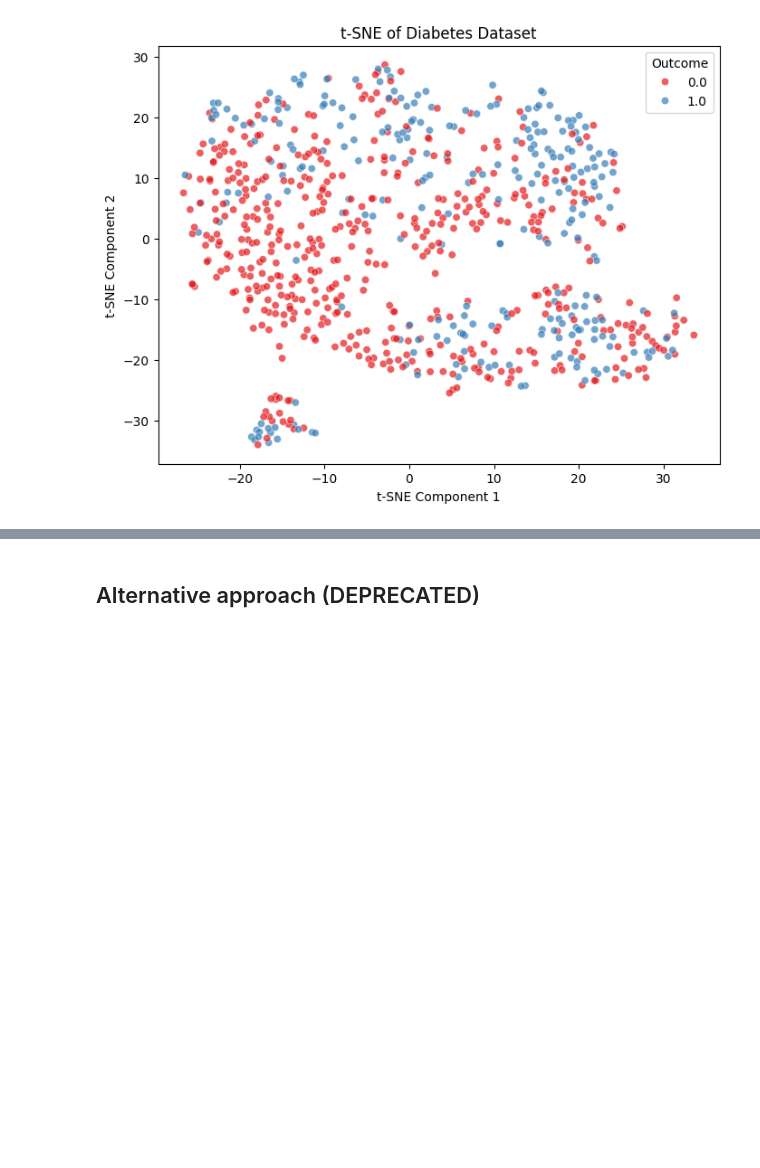
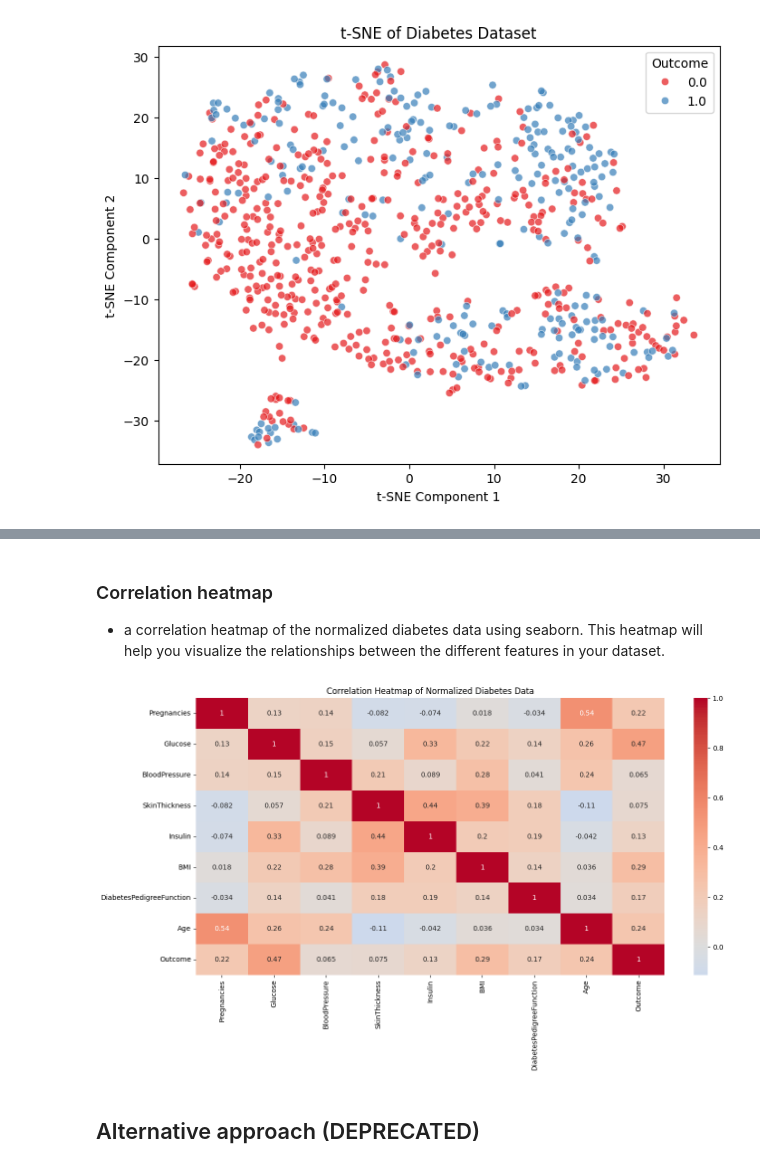
Before and after one commit to neelsoumya/python_machine_learning, a Jupyter notebook: EHR_data_unsupervised_learning.ipynb, the cells around one changed output, grey strips where cells are left out. Drawn from its saved outputs; the diff is of its cells as text; code cells hidden in the pictures; blank space fills up the shorter version.

```diff
--- a/EHR_data_unsupervised_learning.ipynb
+++ b/EHR_data_unsupervised_learning.ipynb
@@ -210,3 +277,15 @@ plt.show()
+# %% [markdown]
+### Correlation heatmap
+
+* a correlation heatmap of the normalized diabetes data using seaborn. This heatmap will help you visualize the relationships between the different features in your dataset.
+# %%
+plt.figure(figsize=(14, 8))
+sns.heatmap(df_normalized.drop(columns=['Cluster']).corr(), annot=True, cmap='coolwarm', center=0)
+plt.title('Correlation Heatmap of Normalized Diabetes Data')
+plt.tight_layout()
+plt.show()
+# %% [output]
+[figure, added]
 # %% [markdown]
 ## Alternative approach (DEPRECATED)
 # %%
```
Also changed, not shown: parts of 6 cells of this notebook.
